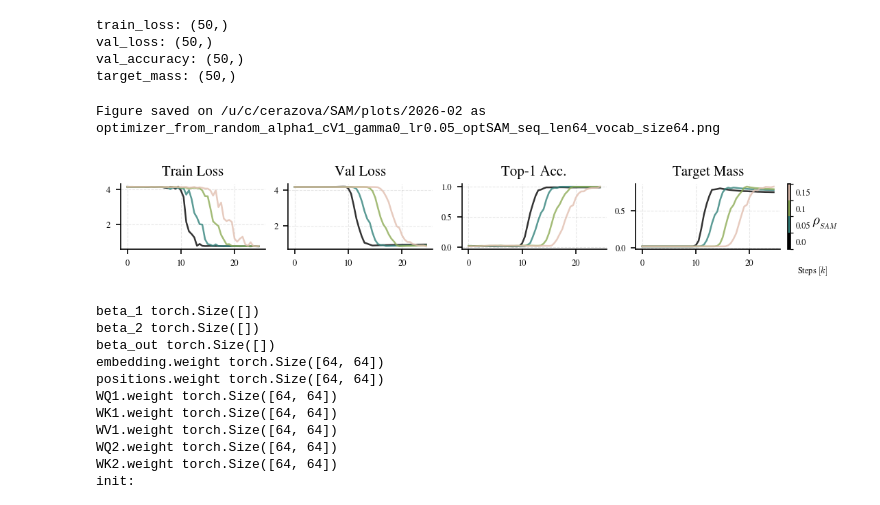
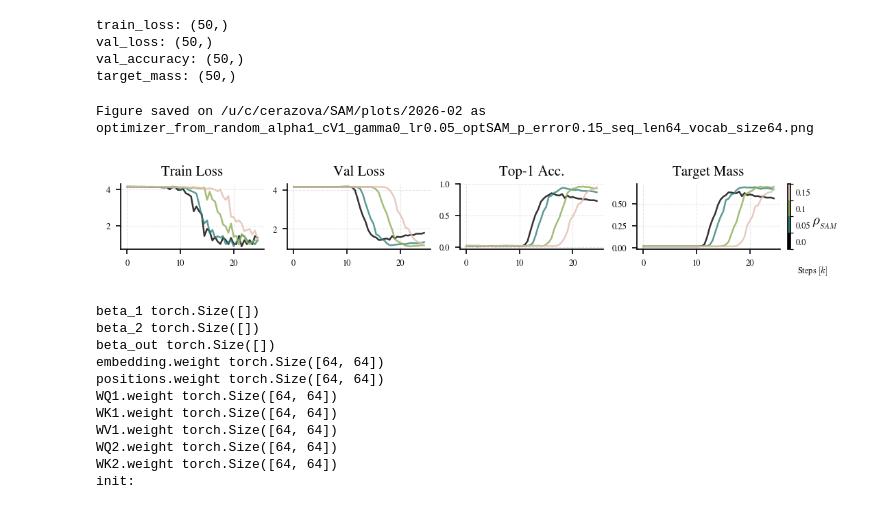
Before and after one commit to CristopherErazo/SAM, a Jupyter notebook: notebooks/26_02_09_Simplified_Task.ipynb, the cells around one changed output. Cells and saved outputs as stored; diff of their text form; code cells hidden in the pictures.

Commit message:
Add label noise and plots with optimizers - extra plot

```diff
--- a/notebooks/26_02_09_Simplified_Task.ipynb
+++ b/notebooks/26_02_09_Simplified_Task.ipynb
@@ -501,36 +501,36 @@ set_font_sizes(conf='tight')
 titles = ['Train Loss', 'Val Loss', 'Top-1 Acc.', 'Target Mass']
 
 # Plotting
 fig ,  axes = create_fig(ncols=ncols,size='double',h=0.15)
 
 for i , (ax , key) in enumerate(zip(axes, keys)):
     for j , rho in enumerate(rhos):
         ax.plot(results['step']/1000, results[key][rho],lw=1.2,alpha=0.8,color=colors[j])
     ax.set_title(titles[i])
     ax.grid(ls='--',alpha=0.2,c='gray',lw=0.5)
 
 
 # Create discrete colormap and colorbar with discrete colors
 cmap = ListedColormap(colors)
 bounds = np.arange(len(rhos) + 1)
 norm = BoundaryNorm(bounds, cmap.N)
 
 cbar = fig.colorbar(
     plt.cm.ScalarMappable(cmap=cmap,norm=norm),
     ax=ax, orientation='vertical',pad=0.05)
 
 cbar.set_label(r'$\rho_{_{SAM}}$', rotation=0, labelpad=10)
 # Ticks and labels
 cbar.set_ticks(ticks=(np.arange(len(rhos)) + 0.5), labels= rhos)
 cbar.ax.tick_params(length=0)  # Optional: remove tick lines for clarity
 # ax.set_xscale('log')
 # ax.set_xlim(0,25)
 fig.text(0.96, 0.01, r'Steps $[k]$', ha='center', va='center', fontsize=FONTSIZES['xs'])
-params = make_params_dict([*fix_names,'alpha','cV','opt','gamma'])
+params = make_params_dict([*fix_names,'alpha','cV','opt','gamma','p_error'])
 save_fig(fig, 'optimizer_from_random',params=params,date=True)
 # %% [output]
-Figure saved on /u/c/cerazova/SAM/plots/2026-02 as optimizer_from_random_alpha1_cV1_gamma0_lr0.05_optSAM_seq_len64_vocab_size64.png
+Figure saved on /u/c/cerazova/SAM/plots/2026-02 as optimizer_from_random_alpha1_cV1_gamma0_lr0.05_optSAM_p_error0.15_seq_len64_vocab_size64.png
-[figure, old version]
+[figure, new version]
 # %%
 # Parameters
 vocab_size = 64 # Vocabulary size
```
Also changed, not shown: parts of 3 cells of this notebook, 1 other file.
